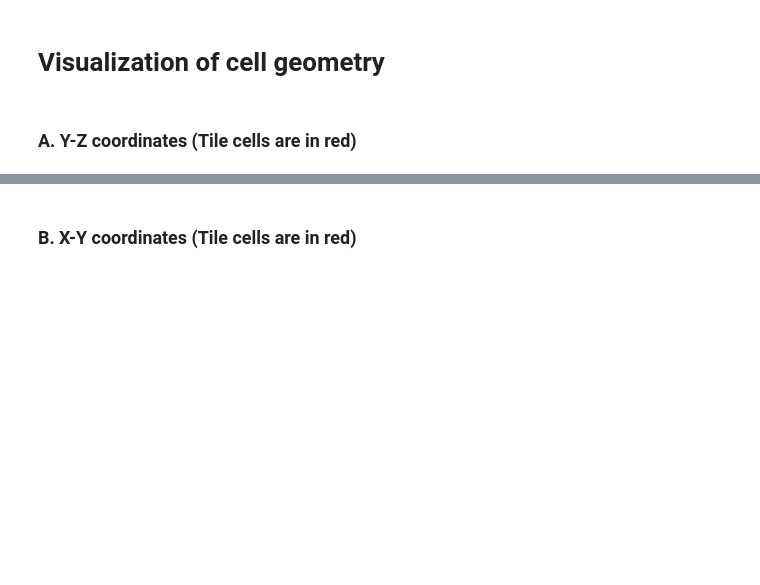
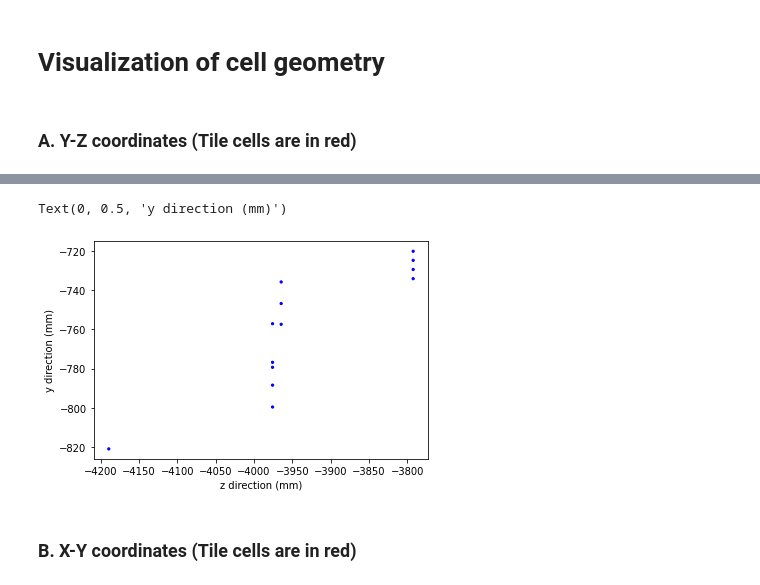
Before and after one commit to Debottam/MLBasedCaloClusteringPipeLine, a Jupyter notebook: CalorimeterDataVisualization_1events.ipynb, the cells around one changed output, grey strips where cells are left out. Cells and saved outputs as stored; diff of their text form; code cells hidden in the pictures; blank space fills up the shorter version.

```diff
--- a/CalorimeterDataVisualization_1events.ipynb
+++ b/CalorimeterDataVisualization_1events.ipynb
@@ -74,0 +82,2 @@ branches = tree.arrays()
+# %%
+fstn = branches['neighbor'][0][23637]
@@ -154,3 +209,12 @@ Text(0, 0.5, 'y direction (mm)')
+# %%
+col = np.where(fstn_cell_subCalo==3,'r','b')
+plt.scatter(fstn_cell_coordinate_z, fstn_cell_coordinate_y, marker='.', s=s, c=col)
+#plt.xlim(0, -5000)
+plt.xlabel("z direction (mm)")
+plt.ylabel("y direction (mm)")
+# %% [output]
+Text(0, 0.5, 'y direction (mm)')
+[figure, added]
 # %% [markdown]
 ### B. X-Y coordinates (Tile cells are in red)
 # %%
```
Also changed, not shown: parts of 18 cells of this notebook, 5 other files.
